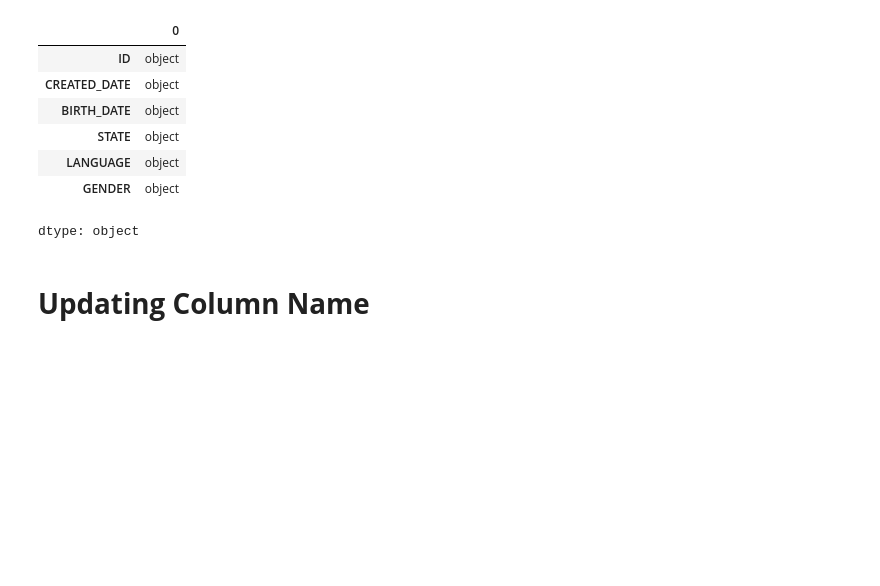
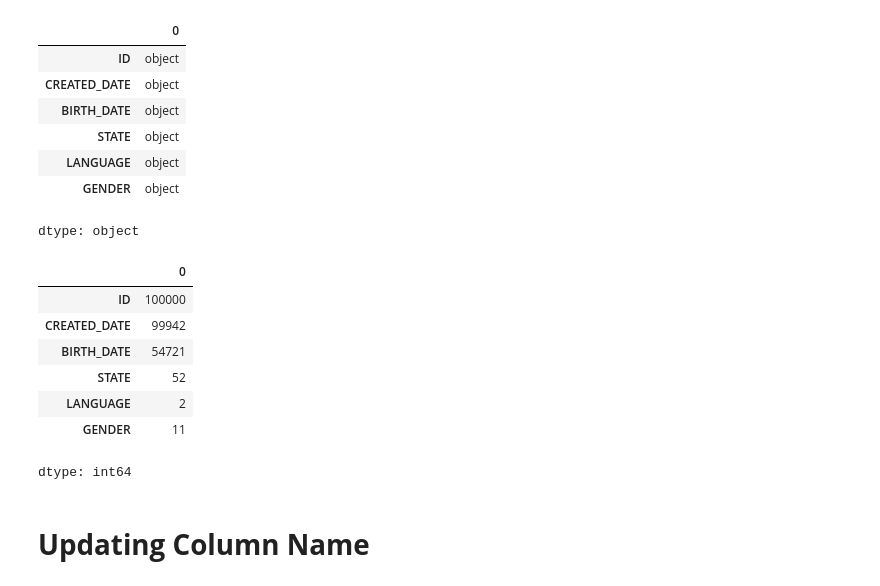
Before and after one commit to DeepshikhaUTD/Fetch_Rewards, a Jupyter notebook: Fetch_TakeHome_Test.ipynb, the cells around one changed output. Cells and saved outputs as stored; diff of their text form; code cells hidden in the pictures; blank space fills up the shorter version.

```diff
--- a/Fetch_TakeHome_Test.ipynb
+++ b/Fetch_TakeHome_Test.ipynb
@@ -122,6 +122,17 @@ df_user.dtypes
 | LANGUAGE | object |
 | GENDER | object |
 dtype: object
+# %%
+df_user.nunique()
+# %% [output]
+|  | 0 |
+| ID | 100000 |
+| CREATED_DATE | 99942 |
+| BIRTH_DATE | 54721 |
+| STATE | 52 |
+| LANGUAGE | 2 |
+| GENDER | 11 |
+dtype: int64
 # %% [markdown]
 # **Updating Column Name**
 # %%
```
Also changed, not shown: parts of 30 cells of this notebook.
